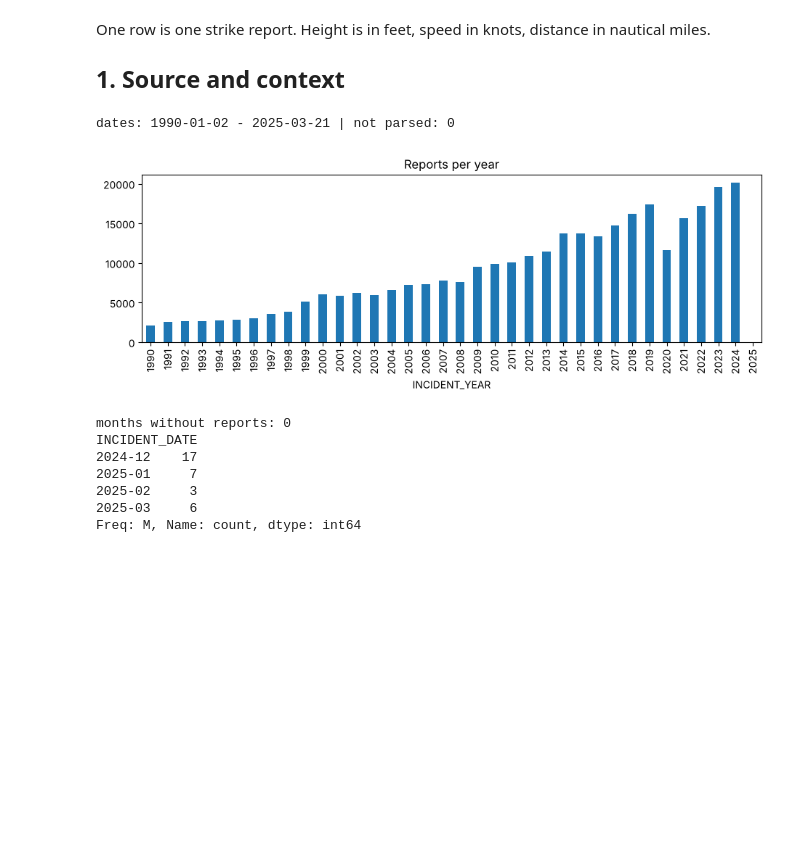
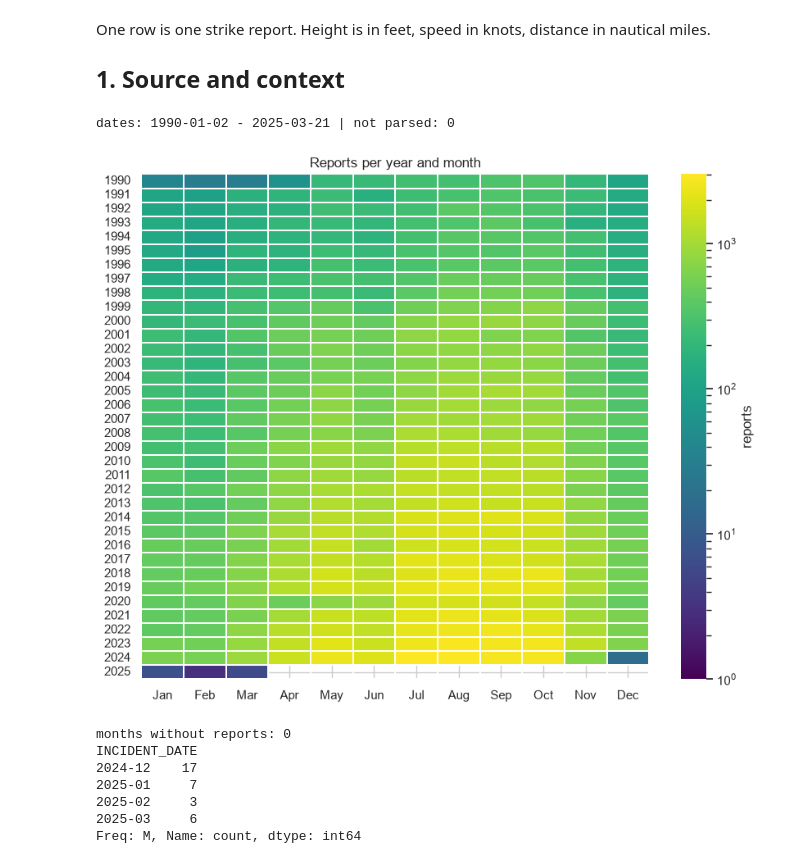
Before and after one commit to Sad-Ira/Data_Engineering, a Jupyter notebook: notebooks/EDA.ipynb, the cells around one changed output. Drawn from its saved outputs; the diff is of its cells as text; code cells hidden in the pictures; blank space fills up the shorter version.

```diff
--- a/notebooks/EDA.ipynb
+++ b/notebooks/EDA.ipynb
@@ -22,12 +24,15 @@ import os
 import sys
 from pathlib import Path
 
-import matplotlib.pyplot as plt
+import matplotlib.pyplot as plt  # only figure size, titles and layout, the charts themselves are drawn by seaborn
 import numpy as np
+from matplotlib.colors import LogNorm
 import pandas as pd
+import seaborn as sns
 
 pd.set_option("display.max_columns", 120)
 pd.set_option("display.width", 200)
+sns.set_theme(style="whitegrid", palette="muted")
 
 # the notebook is run from notebooks/ (VS Code and Jupyter do this by default), the repo root is one level up
 ROOT = Path.cwd().parent
@@ -55,12 +60,21 @@ One row is one strike report. Height is in feet, speed in knots, distance in nau
 # %%
 dates = pd.to_datetime(df["INCIDENT_DATE"], errors="coerce")
 print("dates:", dates.min().date(), "-", dates.max().date(), "| not parsed:", dates.isna().sum())
 
-df["INCIDENT_YEAR"].value_counts().sort_index().plot.bar(figsize=(11, 3), title="Reports per year")
+# one cell = number of reports in a month: shows the growth, the season and the gaps at once
+per_month = df.pivot_table(index="INCIDENT_YEAR", columns="INCIDENT_MONTH", values="INDEX_NR", aggfunc="count")
+month_names = ["Jan", "Feb", "Mar", "Apr", "May", "Jun", "Jul", "Aug", "Sep", "Oct", "Nov", "Dec"]
+per_month = per_month.rename(columns=dict(enumerate(month_names, start=1)))
+plt.figure(figsize=(10, 8))
+# log colour scale, otherwise the winter months of the 1990s and of the 2020s look the same
+sns.heatmap(per_month, cmap="viridis", norm=LogNorm(vmin=1), linewidths=0.3, cbar_kws={"label": "reports"})
+plt.title("Reports per year and month")
+plt.xlabel("")
+plt.ylabel("")
 plt.show()
 # %% [output]
 dates: 1990-01-02 - 2025-03-21 | not parsed: 0
-[figure, old version]
+[figure, new version]
 # %%
 months = dates.dt.to_period("M")
 all_months = pd.period_range(months.min(), months.max(), freq="M")
```
Also changed, not shown: parts of 22 cells of this notebook, 2 other files.
